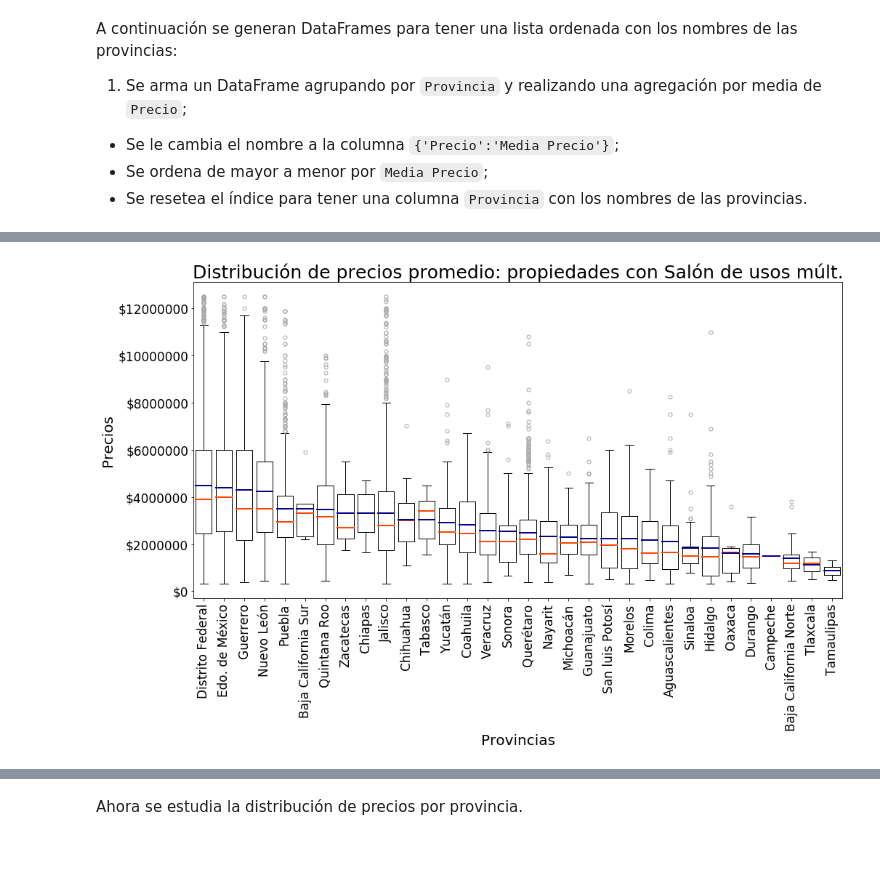
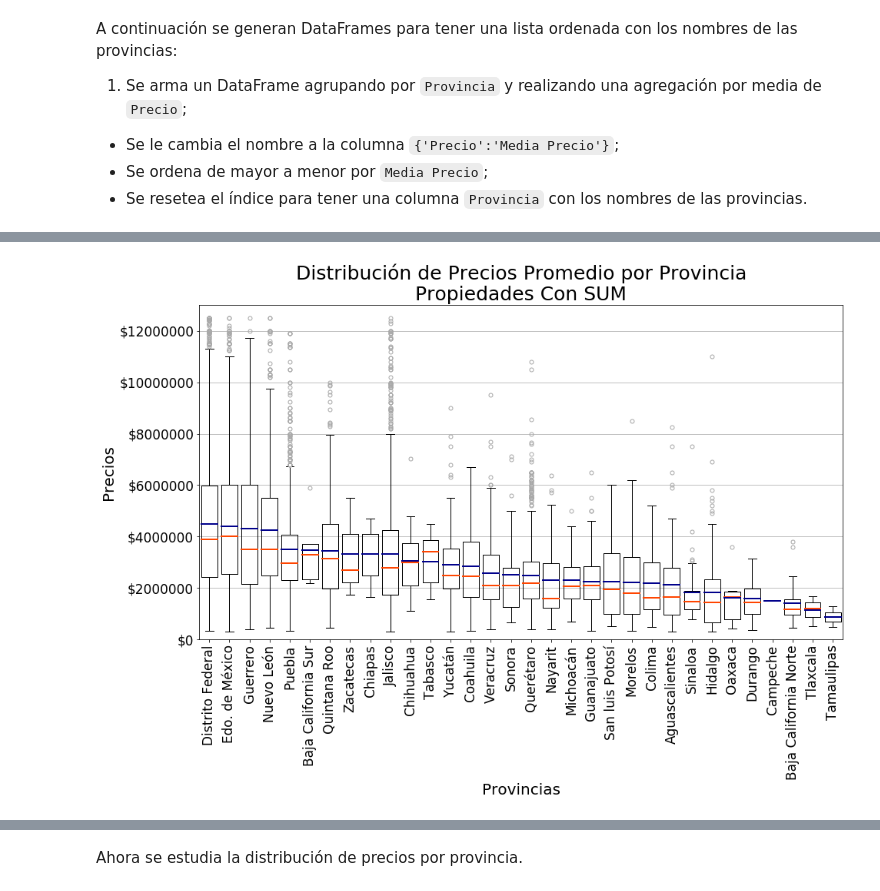
Before and after one commit to komod0/TPs-Org.Datos, a Jupyter notebook: tp1/nbfacundo.ipynb, the cells around one changed output, grey strips where cells are left out. Cells and saved outputs as stored; diff of their text form; code cells hidden in the pictures; blank space fills up the shorter version.

```diff
--- a/tp1/nbfacundo.ipynb
+++ b/tp1/nbfacundo.ipynb
@@ -367,6 +373,7 @@ plt.show()
 # %%
 # Gráfico de distribución de precios de propiedades con salón de usos múltiples.
-plt.figure(figsize = (16,8))
+plt.figure(figsize = (15,8))
+plt.ylim([0, 13000000])
 plt.boxplot([
     con_sum.loc[con_sum['Provincia'] == con_sum_orden_media['Provincia'][0]]['Precio'], \
     con_sum.loc[con_sum['Provincia'] == con_sum_orden_media['Provincia'][1]]['Precio'], \
@@ -389,34 +396,35 @@ plt.boxplot([
     con_sum.loc[con_sum['Provincia'] == con_sum_orden_media['Provincia'][18]]['Precio'], \
     con_sum.loc[con_sum['Provincia'] == con_sum_orden_media['Provincia'][19]]['Precio'], \
     con_sum.loc[con_sum['Provincia'] == con_sum_orden_media['Provincia'][20]]['Precio'], \
     con_sum.loc[con_sum['Provincia'] == con_sum_orden_media['Provincia'][21]]['Precio'], \
     con_sum.loc[con_sum['Provincia'] == con_sum_orden_media['Provincia'][22]]['Precio'], \
     con_sum.loc[con_sum['Provincia'] == con_sum_orden_media['Provincia'][23]]['Precio'], \
     con_sum.loc[con_sum['Provincia'] == con_sum_orden_media['Provincia'][24]]['Precio'], \
     con_sum.loc[con_sum['Provincia'] == con_sum_orden_media['Provincia'][25]]['Precio'], \
     con_sum.loc[con_sum['Provincia'] == con_sum_orden_media['Provincia'][26]]['Precio'], \
     con_sum.loc[con_sum['Provincia'] == con_sum_orden_media['Provincia'][27]]['Precio'], \
     con_sum.loc[con_sum['Provincia'] == con_sum_orden_media['Provincia'][28]]['Precio'], \
     con_sum.loc[con_sum['Provincia'] == con_sum_orden_media['Provincia'][29]]['Precio'], \
     con_sum.loc[con_sum['Provincia'] == con_sum_orden_media['Provincia'][30]]['Precio'], \
     con_sum.loc[con_sum['Provincia'] == con_sum_orden_media['Provincia'][31]]['Precio']], \
     labels = con_sum_orden_media['Provincia'],
     widths = 0.8,
     meanline = True, showmeans = True,
     boxprops = dict(linewidth=1),
     meanprops = dict(linestyle = '-', linewidth=2, color = 'darkblue'),
     # linestyle = '-' muestra la media con línea sólida
     showfliers = True,
     flierprops = dict(marker='o', markerfacecolor='none', markersize=5, linestyle='none', markeredgecolor = 'darkgrey'), \
     medianprops = dict(linestyle = '-', linewidth=2, color='orangered'))
-plt.title('Distribución de precios promedio: propiedades con Salón de usos múlt.', fontsize = 25)
+plt.title('Distribución de Precios Promedio por Provincia\nPropiedades Con SUM', fontsize = 25)
 plt.ylabel('Precios', fontsize = 20)
 plt.xlabel('Provincias', fontsize = 20)
 plt.xticks(rotation = 90, fontsize = 17)
 plt.yticks(fontsize = 17)
 plt.gca().yaxis.set_major_formatter(FormatStrFormatter('$%.0f'))
+plt.gca().yaxis.grid(True)
 plt.show()
 # %% [output]
-[figure, old version]
+[figure, new version]
 # %%
 # Gráfico de distribución de precios de propiedades con salón de usos múltiples.
```
Also changed, not shown: parts of 21 cells of this notebook.
